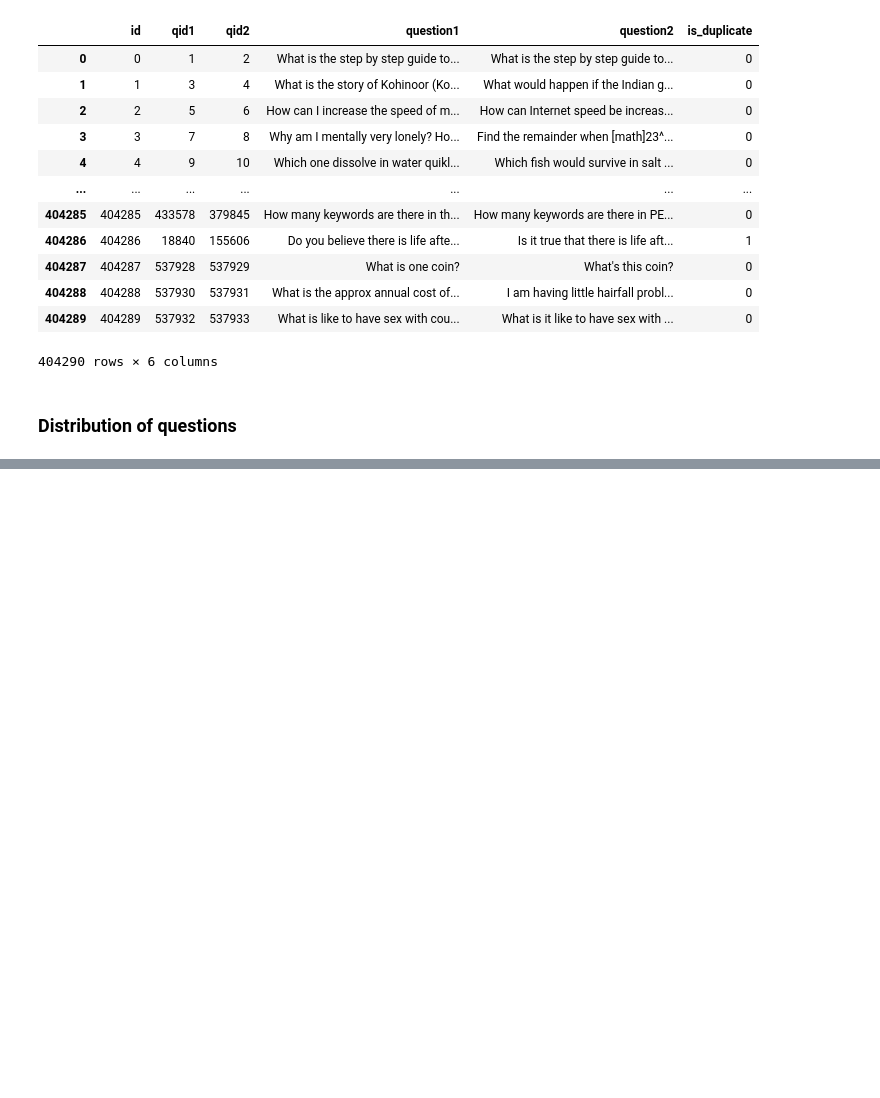
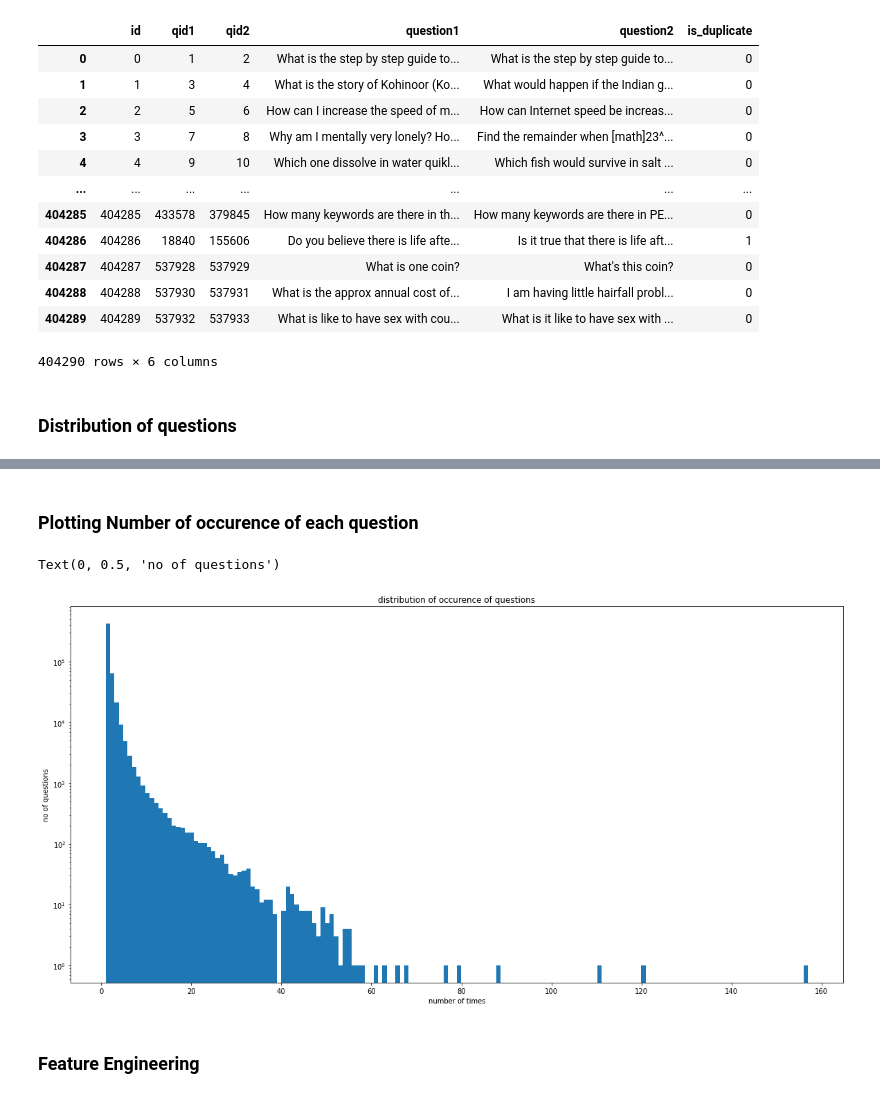
Before and after one commit to ranadheer314/Machine-Learning, a Jupyter notebook: Quora question pair similarity/Quora Project.ipynb, the cells around one changed output, grey strips where cells are left out. Cells and saved outputs as stored; diff of their text form; code cells hidden in the pictures; blank space fills up the shorter version.

```diff
--- a/Quora question pair similarity/Quora Project.ipynb
+++ b/Quora question pair similarity/Quora Project.ipynb
@@ -139,0 +148,12 @@ total.value_counts().plot.bar()
+# %% [markdown]
+### Plotting Number of occurence of each question
+# %%
+plt.figure(figsize=(20,10))
+plt.hist(qtotal.value_counts(),bins=160)
+plt.yscale('log',nonposy="clip")
+plt.title("distribution of occurence of questions")
+plt.xlabel("number of times")
+plt.ylabel("no of questions")
+# %% [output]
+Text(0, 0.5, 'no of questions')
+[figure, added]
@@ -139,0 +162,2 @@ total.value_counts().plot.bar()
+# %% [markdown]
+### Feature Engineering
```
Also changed, not shown: parts of 4 cells of this notebook.
